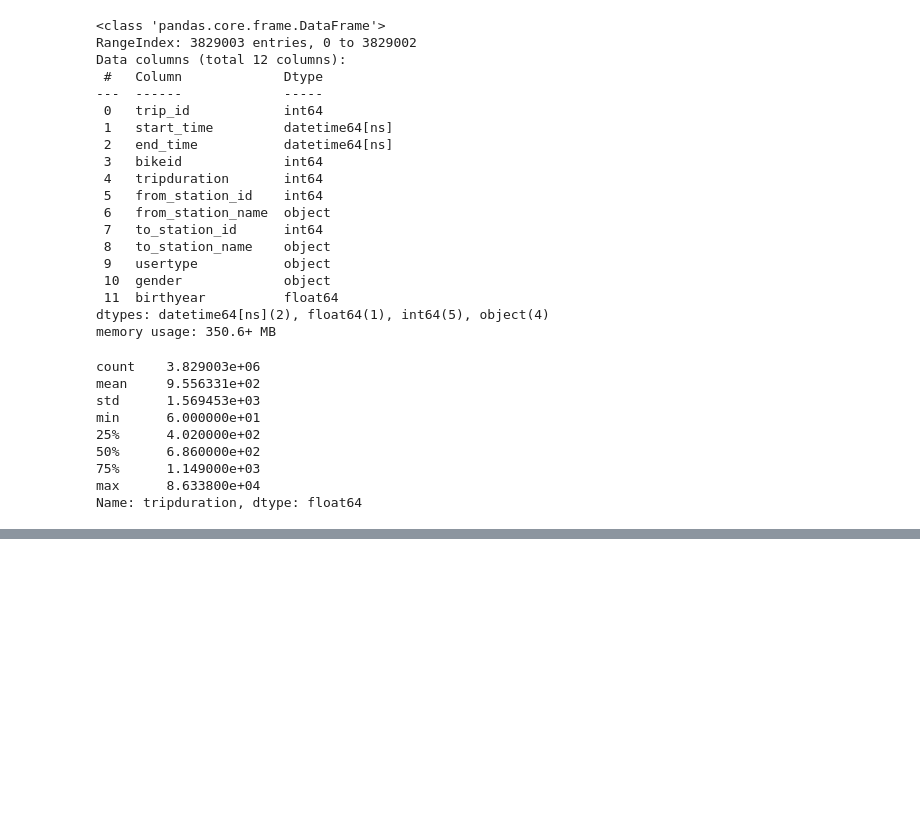
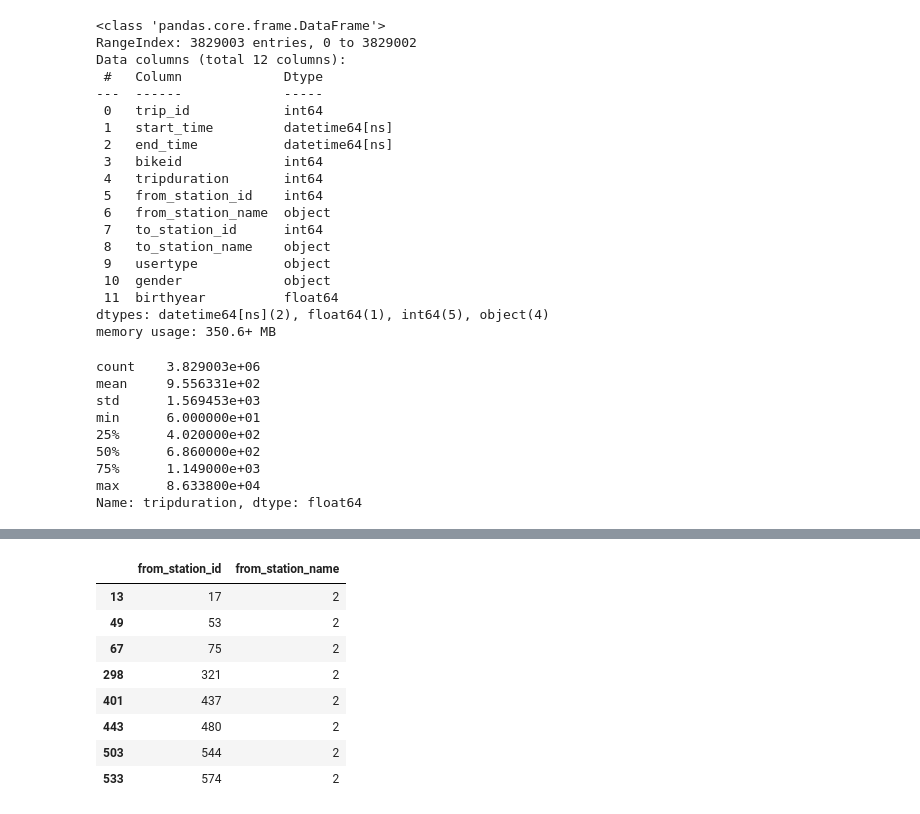
Before and after one commit to NeffIsBack/ThePredictors_DSML_Team_Assignment, a Jupyter notebook: Code_Jona.ipynb, the cells around one changed output, grey strips where cells are left out. Cells and saved outputs as stored; diff of their text form; code cells hidden in the pictures; blank space fills up the shorter version.

```diff
--- a/Code_Jona.ipynb
+++ b/Code_Jona.ipynb
@@ -182,0 +216,9 @@ Name: tripduration, Length: 16553, dtype: int64
+# %%
+df_all_idcheck = df_all[['from_station_id', 'from_station_name']]
+# %%
+grouped_df_all = df_all_idcheck.groupby(['from_station_id'])
+grouped_df_all = grouped_df_all.agg({"from_station_name": "nunique"})
+
+grouped_df_all = grouped_df_all. reset_index()
+
+print(grouped_df_all)
@@ -183,2 +240,16 @@ Name: tripduration, Length: 16553, dtype: int64
+# %%
+bad_ids = grouped_df_all[grouped_df_all['from_station_name']>1]
+# %%
+bad_ids
+# %% [output]
+|  | from_station_id | from_station_name |
+| 13 | 17 | 2 |
+| 49 | 53 | 2 |
+| 67 | 75 | 2 |
+| 298 | 321 | 2 |
+| 401 | 437 | 2 |
+| 443 | 480 | 2 |
+| 503 | 544 | 2 |
+| 533 | 574 | 2 |
 # %%
 df_all.to_csv('cleanedtrips.csv')
```
Also changed, not shown: parts of 8 cells of this notebook.
